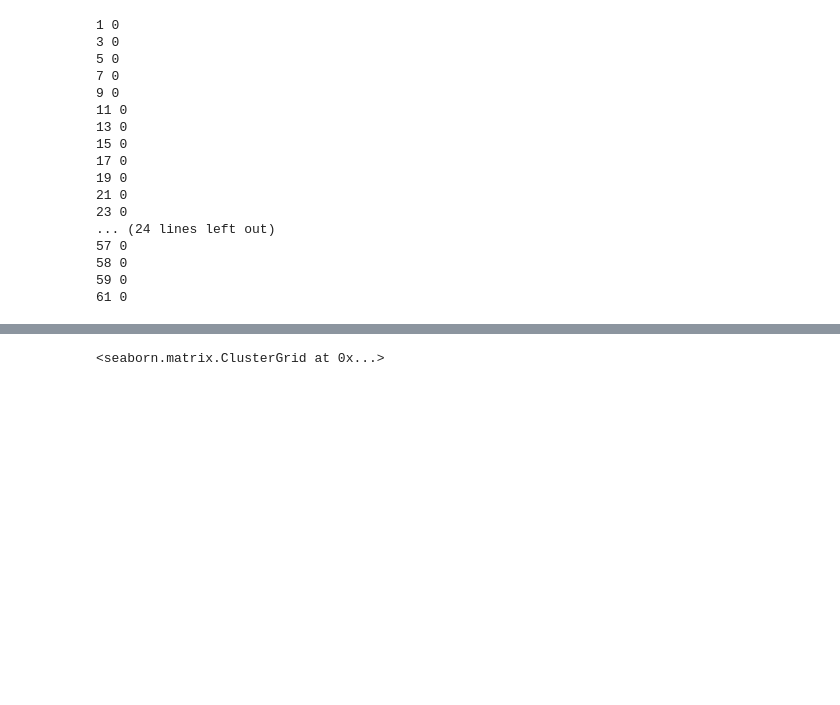
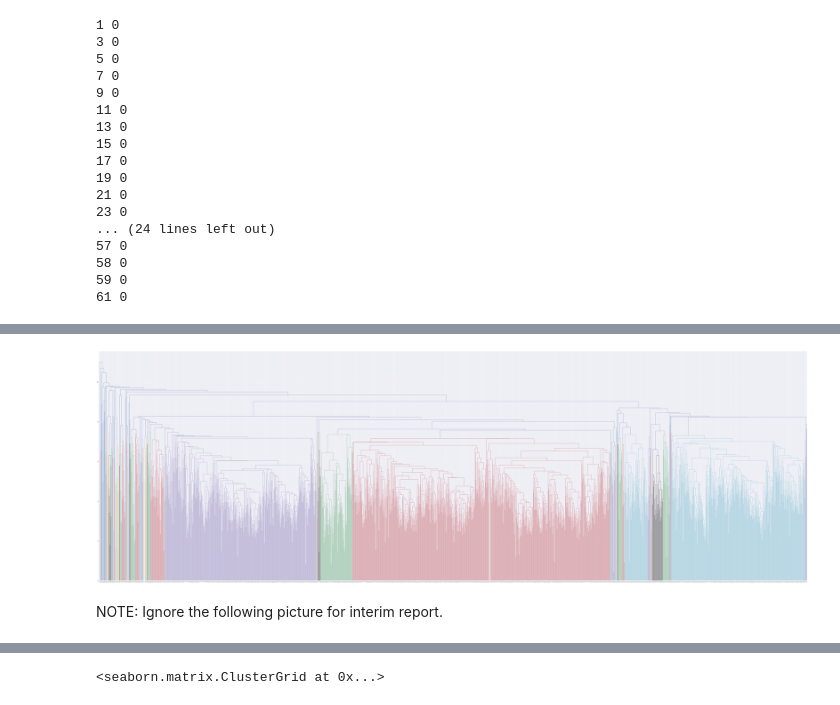
Before and after one commit to hanggun/DME-mini-project, a Jupyter notebook: ColonDataClustering.ipynb, the cells around one changed output, grey strips where cells are left out. Saved outputs shown, nothing was run; the diff lists cells and outputs as text; code cells hidden in the pictures; blank space fills up the shorter version.

Commit message:
Added explanation for hierarchical clustering

```diff
--- a/ColonDataClustering.ipynb
+++ b/ColonDataClustering.ipynb
@@ -129 +135,17 @@ for i, label in enumerate(colon_label):
+# %%
+linked    = linkage(colon_sc.T, 'average')
+labelList = range(1, 2001)
+plt.figure(figsize=(150, 50))
+dendrogram(linked,
+           orientation='top',
+           color_threshold=7.5,
+           labels=labelList,
+           distance_sort='descending',
+           show_leaf_counts=True)
+plt.show()
+#plt.savefig('GeneHierarchicalClusteringAverage.png')
+# %% [output]
+[figure, added]
+# %% [markdown]
+NOTE: Ignore the following picture for interim report.
 # %%
```
Also changed, not shown: parts of 23 cells of this notebook.
